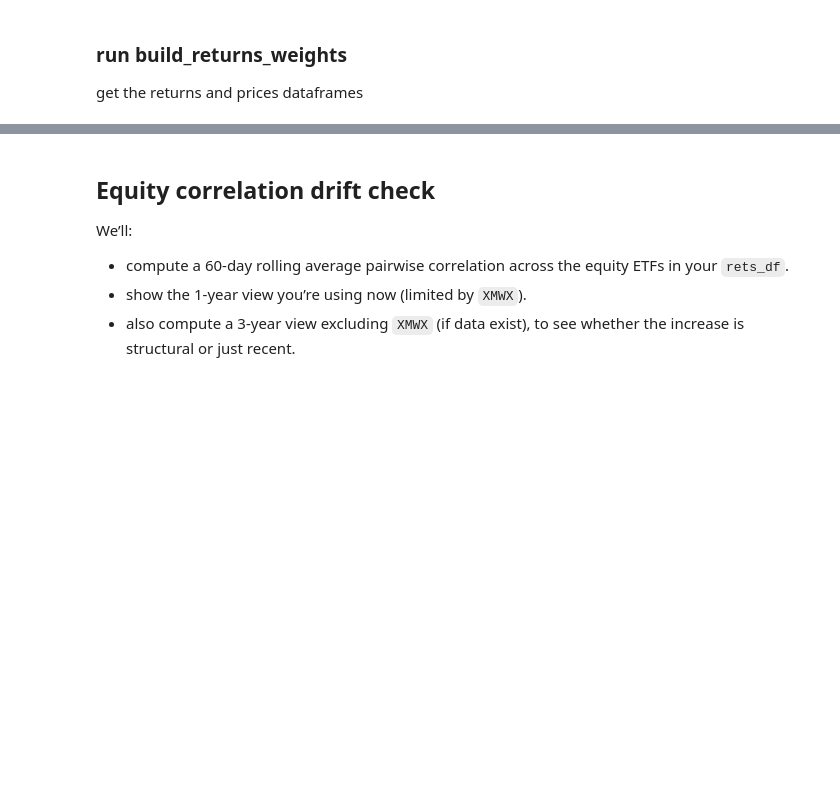
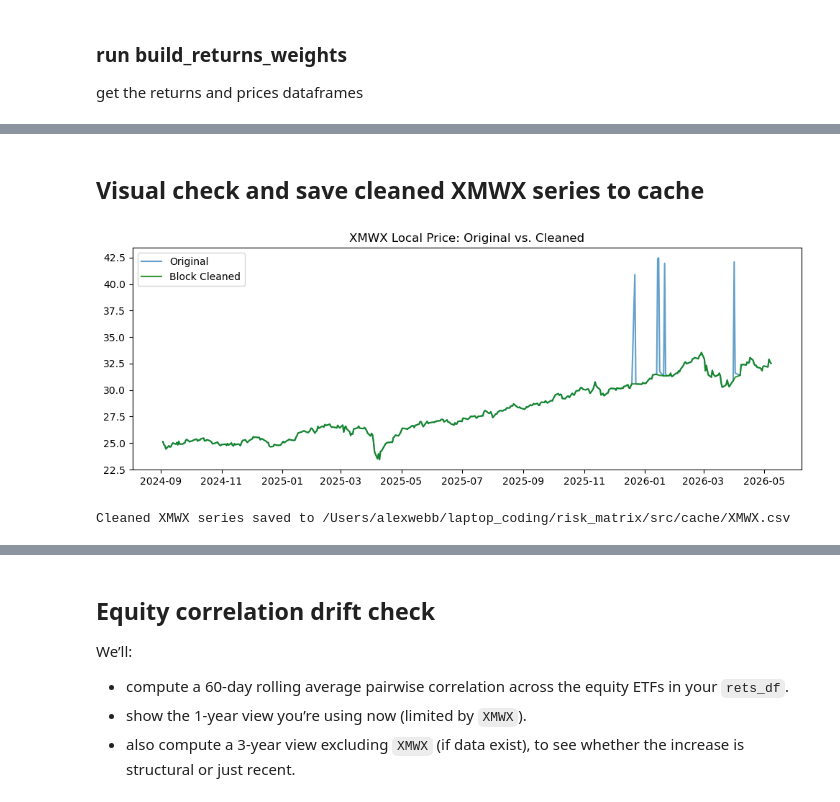
Before and after one commit to nimchimpski/GeoQuant, a Jupyter notebook: notebooks/risk_matrix_run.ipynb, the cells around one changed output, grey strips where cells are left out. Cells and saved outputs as stored; diff of their text form; code cells hidden in the pictures; blank space fills up the shorter version.

```diff
--- a/notebooks/risk_matrix_run.ipynb
+++ b/notebooks/risk_matrix_run.ipynb
@@ -156,0 +182,24 @@ Date
+# %% [markdown]
+## Visual check and save cleaned XMWX series to cache
+# %%
+# --- Visual check and save cleaned XMWX series to cache ---
+import matplotlib.pyplot as plt
+cache_dir = config.CACHE_DIR
+
+accept_cleaned = True  # <-- Set to True to save cleaned series
+
+fig, ax = plt.subplots(figsize=(12, 4))
+ax.plot(xmwx_local.index, xmwx_local, label='Original', alpha=0.7)
+ax.plot(xmwx_local_blockclean.index, xmwx_local_blockclean, label='Block Cleaned', color='green', alpha=0.8)
+ax.set_title('XMWX Local Price: Original vs. Cleaned')
+ax.legend()
+plt.show()
+
+if accept_cleaned:
+    xmwx_local_blockclean.to_csv(f'{cache_dir}/XMWX.csv')
+    print(f'Cleaned XMWX series saved to {cache_dir}/XMWX.csv')
+else:
+    print('Cleaned series NOT saved. Set accept_cleaned = True to save.')
+# %% [output]
+[figure, added]
+Cleaned XMWX series saved to /Users/alexwebb/laptop_coding/risk_matrix/src/cache/XMWX.csv
```
Also changed, not shown: parts of 11 cells of this notebook, 9 other files.
